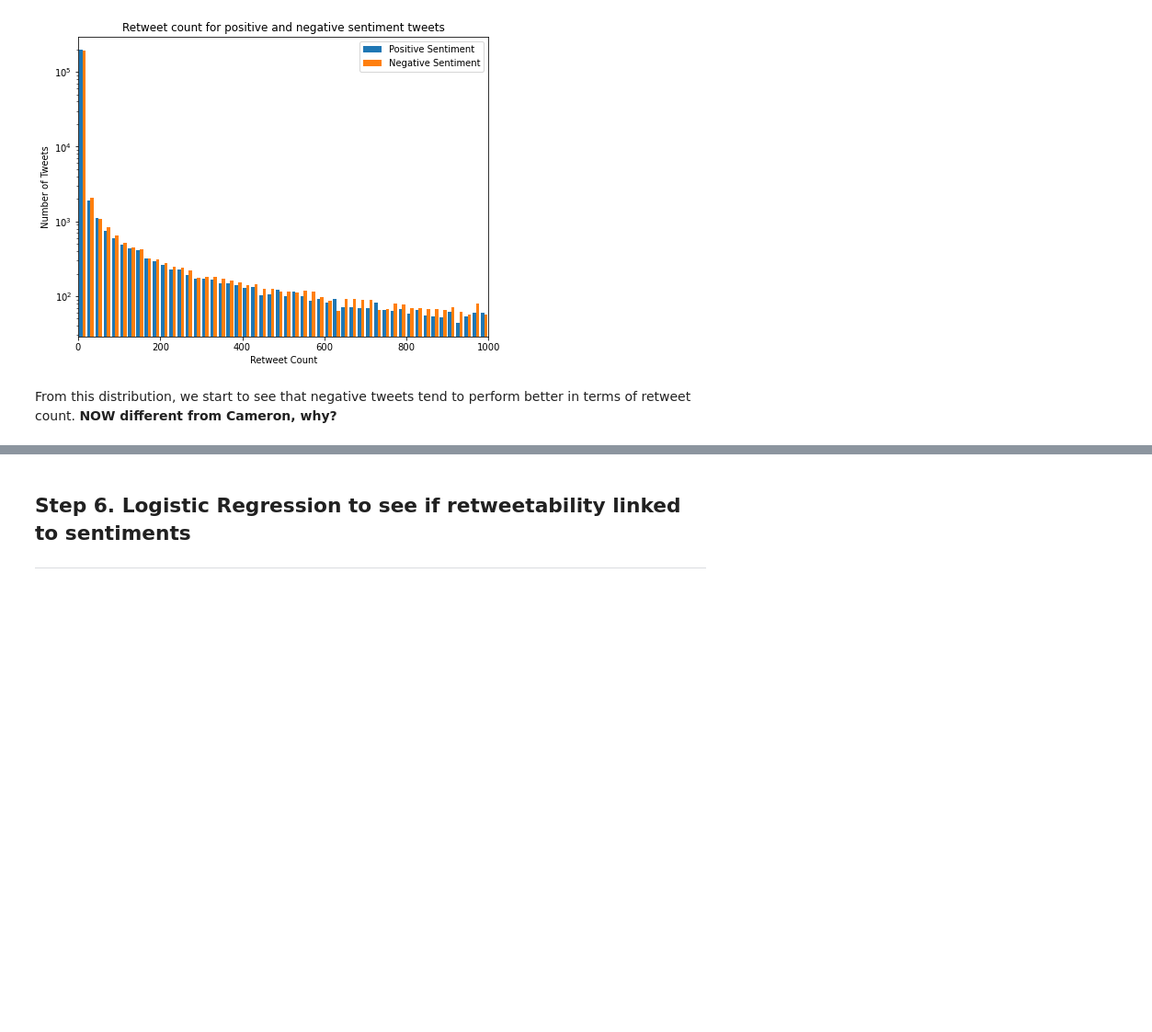
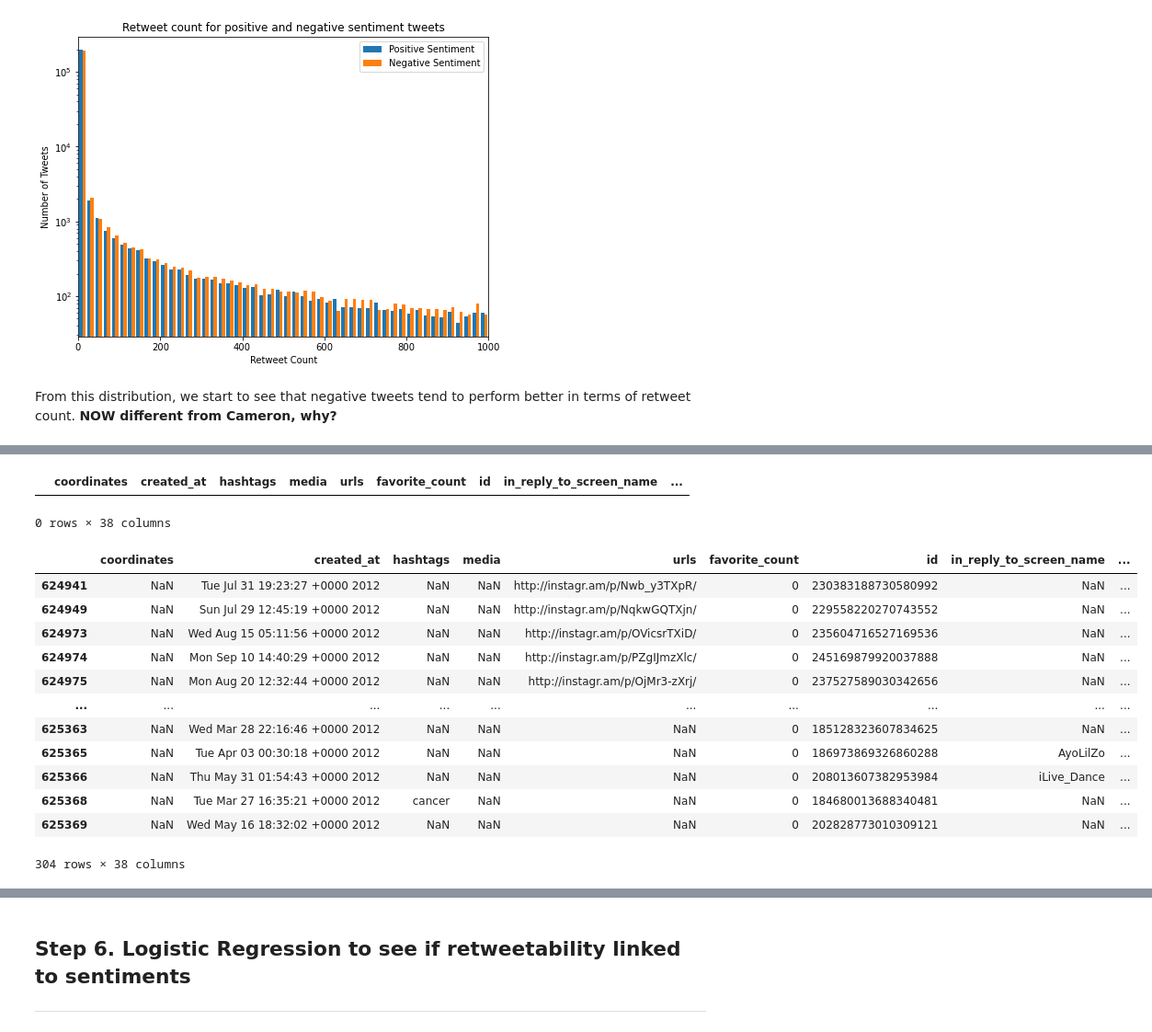
Before and after one commit to epfl-ada/ada-2020-project-milestone-p3-p3_musetti-adaletti, a Jupyter notebook: Creative_extension_analysis.ipynb, the cells around one changed output, grey strips where cells are left out. Shown at 92% size. Drawn from its saved outputs; the diff is of its cells as text; code cells hidden in the pictures; blank space fills up the shorter version.

Commit message:
users analysis start

```diff
--- a/Creative_extension_analysis.ipynb
+++ b/Creative_extension_analysis.ipynb
@@ -1047,0 +1097,21 @@ en_tweets.groupby(["user_name"]).count()['clean_tweets']
+# %%
+en_tweets.loc[en_tweets['user_name'] == 'almer'] #weird some people found above not here
+# %% [output]
+|  | coordinates | created_at | hashtags | media | urls | favorite_count | id | in_reply_to_screen_name | ... |
+0 rows × 38 columns
+# %%
+en_tweets.loc[en_tweets['user_name'] == '!KING!']
+# %% [output]
+|  | coordinates | created_at | hashtags | media | urls | favorite_count | id | in_reply_to_screen_name | ... |
+| 624941 | NaN | Tue Jul 31 19:23:27 +0000 2012 | NaN | NaN | http://instagr.am/p/Nwb_y3TXpR/ | 0 | 230383188730580992 | NaN | ... |
+| 624949 | NaN | Sun Jul 29 12:45:19 +0000 2012 | NaN | NaN | http://instagr.am/p/NqkwGQTXjn/ | 0 | 229558220270743552 | NaN | ... |
+| 624973 | NaN | Wed Aug 15 05:11:56 +0000 2012 | NaN | NaN | http://instagr.am/p/OVicsrTXiD/ | 0 | 235604716527169536 | NaN | ... |
+| 624974 | NaN | Mon Sep 10 14:40:29 +0000 2012 | NaN | NaN | http://instagr.am/p/PZgIJmzXlc/ | 0 | 245169879920037888 | NaN | ... |
+| 624975 | NaN | Mon Aug 20 12:32:44 +0000 2012 | NaN | NaN | http://instagr.am/p/OjMr3-zXrj/ | 0 | 237527589030342656 | NaN | ... |
+| ... | ... | ... | ... | ... | ... | ... | ... | ... | ... |
+| 625363 | NaN | Wed Mar 28 22:16:46 +0000 2012 | NaN | NaN | NaN | 0 | 185128323607834625 | NaN | ... |
+| 625365 | NaN | Tue Apr 03 00:30:18 +0000 2012 | NaN | NaN | NaN | 0 | 186973869326860288 | AyoLilZo | ... |
+| 625366 | NaN | Thu May 31 01:54:43 +0000 2012 | NaN | NaN | NaN | 0 | 208013607382953984 | iLive_Dance | ... |
+| 625368 | NaN | Tue Mar 27 16:35:21 +0000 2012 | cancer | NaN | NaN | 0 | 184680013688340481 | NaN | ... |
+| 625369 | NaN | Wed May 16 18:32:02 +0000 2012 | NaN | NaN | NaN | 0 | 202828773010309121 | NaN | ... |
+304 rows × 38 columns
```
Also changed, not shown: parts of 24 cells of this notebook.
